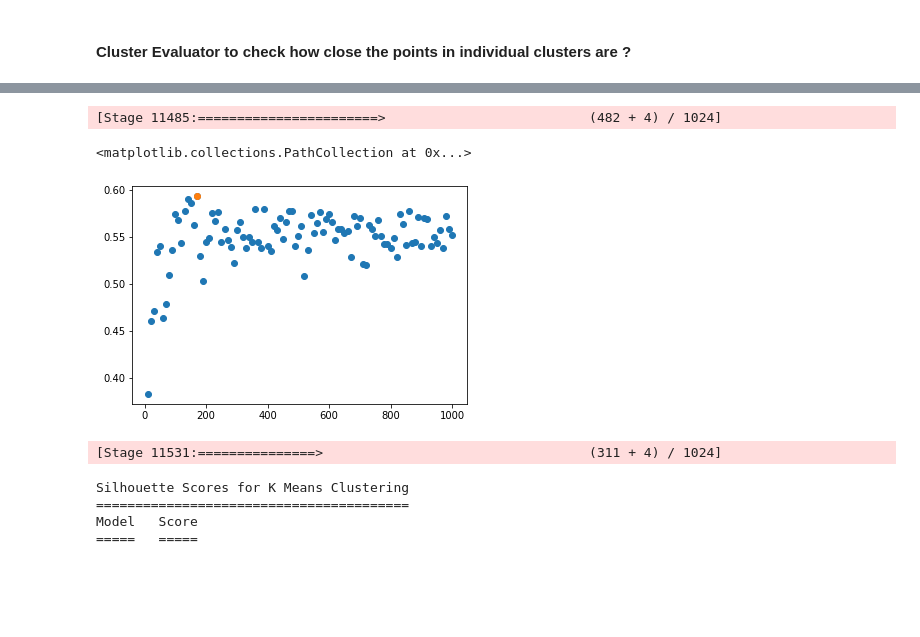
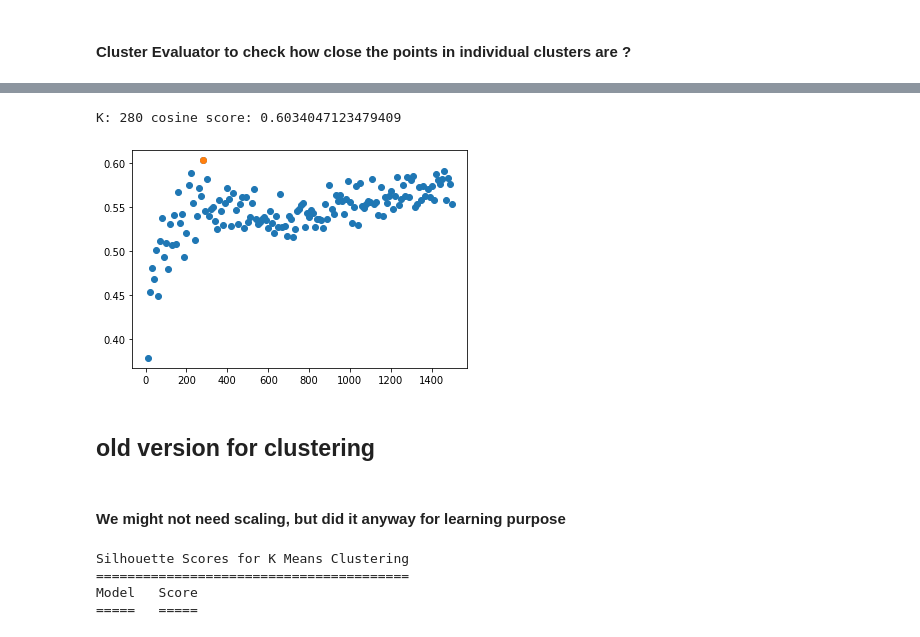
Before and after one commit to amoltkale/movie_recommender_system, a Jupyter notebook: models/movie_clusters.ipynb, the cells around one changed output, grey strips where cells are left out. Saved outputs shown, nothing was run; the diff lists cells and outputs as text; code cells hidden in the pictures; blank space fills up the shorter version.

Commit message:
Added in splitting of movie data into train and test set. Ran model and saved data.

```diff
--- a/models/movie_clusters.ipynb
+++ b/models/movie_clusters.ipynb
@@ -175,7 +162,11 @@ only showing top 5 rows
+# %%
+# split data
+train, test = final_df.randomSplit([0.8, 0.1], seed=0)
 # %% [markdown]
 #### Cluster Evaluator to check how close the points in individual clusters are ?
 # %%
 %%time
+cluster_list = list(range(10,1501,10))
 kmeans_algo = KMeans(featuresCol='features', seed=0, maxIter=1000, distanceMeasure="cosine")
 evaluator = ClusteringEvaluator(predictionCol='prediction',
                           featuresCol='features',
@@ -183,8 +174,8 @@ evaluator = ClusteringEvaluator(predictionCol='prediction',
                           distanceMeasure='cosine')
 
 
-grid = ParamGridBuilder().addGrid(kmeans_algo.k, list(range(10,1001,10))).build()
+grid = ParamGridBuilder().addGrid(kmeans_algo.k, cluster_list).build()
 
 tvs = TrainValidationSplit(estimator=kmeans_algo, estimatorParamMaps=grid, evaluator=evaluator, parallelism=1, seed=0)
-tvsModel = tvs.fit(final_df)
+tvsModel = tvs.fit(train)
 # %% [output]
@@ -210,8 +203,9 @@ KMeansModel: uid=KMeans_70b0a0e61174, k=170, distanceMeasure=cosine, numFeatures
 # %%
-plt.scatter(list(range(10,1001,10)), tvsModel.validationMetrics)
-plt.scatter(list(range(10,1001,10))[16], tvsModel.validationMetrics[16])
+plt.scatter(cluster_list, tvsModel.validationMetrics)
+k = tvsModel.bestModel.getK()
+k_i = int((k /10) - 1)
+plt.scatter(k, tvsModel.validationMetrics[k_i])
+print(f'K: {k} cosine score: {tvsModel.validationMetrics[k_i]}')
 # %% [output]
-[Stage 11485:=======================>                          (482 + 4) / 1024]
+K: 280 cosine score: 0.6034047123479409
-<matplotlib.collections.PathCollection at 0x...>
-[figure, old version]
+[figure, new version]
-[Stage 11531:===============>                                  (311 + 4) / 1024]
@@ -217,0 +218,4 @@ plt.scatter(list(range(10,1001,10))[16], tvsModel.validationMetrics[16])
+# %% [markdown]
+## old version for clustering
+# %% [markdown]
+#### We might not need scaling, but did it anyway for learning purpose
```
Also changed, not shown: parts of 13 cells of this notebook.
